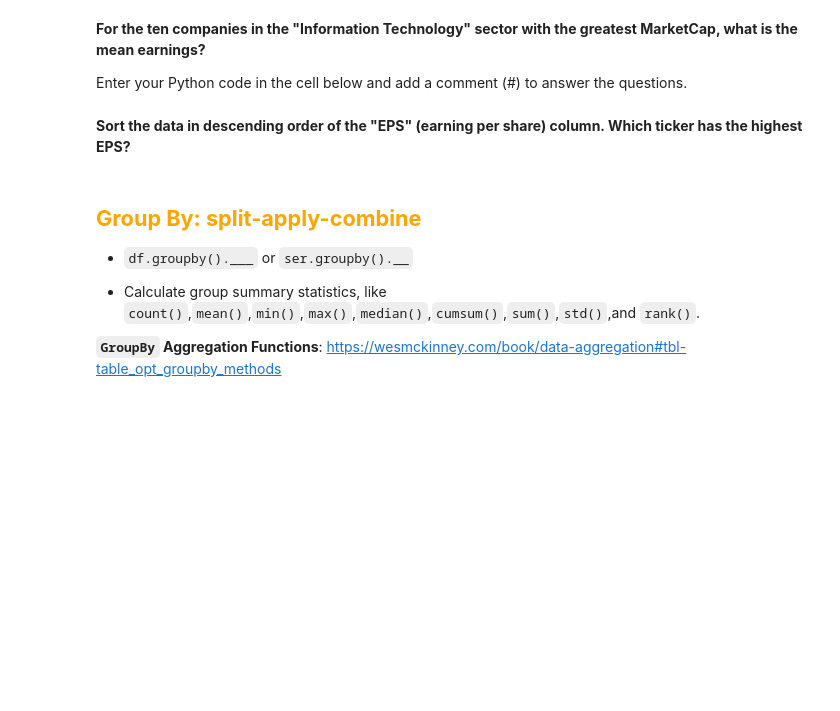
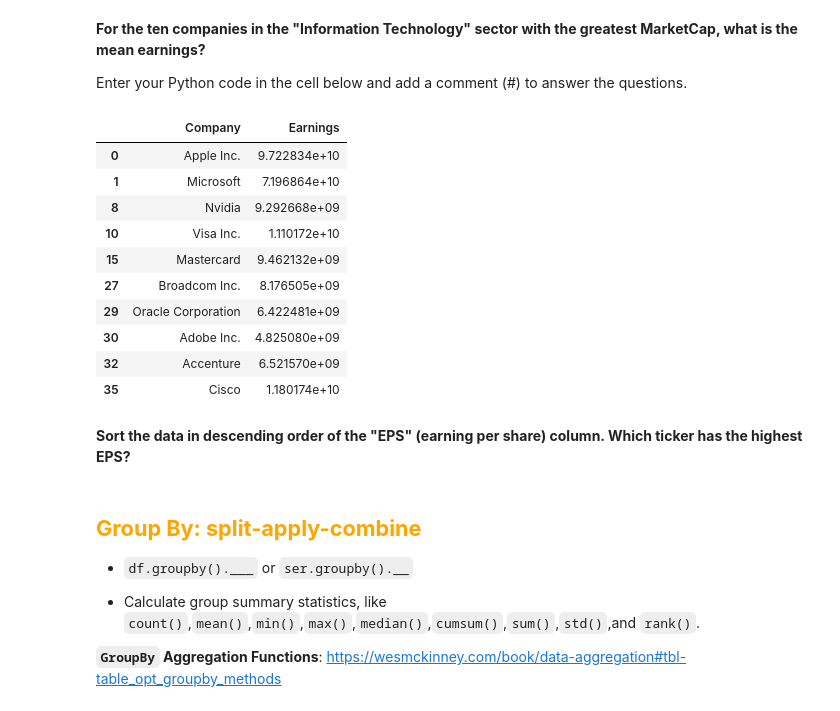
Before and after one commit to Colin7537/Programming-for-Analytics_ChanjoongKim, a Jupyter notebook: Session_3_Recap,_Debugging,_Logical_Operations_and_Markdown.ipynb, the cells around one changed output. Saved outputs shown, nothing was run; the diff lists cells and outputs as text; code cells hidden in the pictures; blank space fills up the shorter version.

```diff
--- a/Session_3_Recap,_Debugging,_Logical_Operations_and_Markdown.ipynb
+++ b/Session_3_Recap,_Debugging,_Logical_Operations_and_Markdown.ipynb
@@ -154,6 +175,34 @@ Enter your Python code in the cell below and add a comment (#) to answer the que
 **For the ten companies in the "Information Technology" sector with the greatest MarketCap, what is the mean earnings?**
 
 Enter your Python code in the cell below and add a comment (#) to answer the questions.
+# %%
+sp500df[sp500df['GICS.Sector'] == 'Information Technology'].sort_values(by='MarketCap', ascending=False).head(10)['Company']
+sp500df[sp500df['GICS.Sector'] == 'Information Technology'].nlargest(10,'MarketCap')
+
+## Step 1 : filter dataframe by 'nformation Technology' Companies
+IT_filtered_df = sp500df[sp500df['GICS.Sector'] == 'Information Technology']
+
+## Step 2 : sort filtered it by market cap
+IT_MarketCap_df = IT_filtered_df.sort_values(by='MarketCap', ascending=False)
+
+## Step 3 :
+Top_10_df = IT_MarketCap_df.head(10)
+
+## Step 4
+Top_10_df[['Company', 'Earnings']]
+Top_10_df['Earnings']
+# %% [output]
+|  | Company | Earnings |
+| 0 | Apple Inc. | 9.722834e+10 |
+| 1 | Microsoft | 7.196864e+10 |
+| 8 | Nvidia | 9.292668e+09 |
+| 10 | Visa Inc. | 1.110172e+10 |
+| 15 | Mastercard | 9.462132e+09 |
+| 27 | Broadcom Inc. | 8.176505e+09 |
+| 29 | Oracle Corporation | 6.422481e+09 |
+| 30 | Adobe Inc. | 4.825080e+09 |
+| 32 | Accenture | 6.521570e+09 |
+| 35 | Cisco | 1.180174e+10 |
 # %% [markdown]
 **Sort the data in descending order of the "EPS" (earning per share) column. Which ticker has the highest EPS?**
 # %% [markdown]
```
Also changed, not shown: parts of 2 cells of this notebook.
